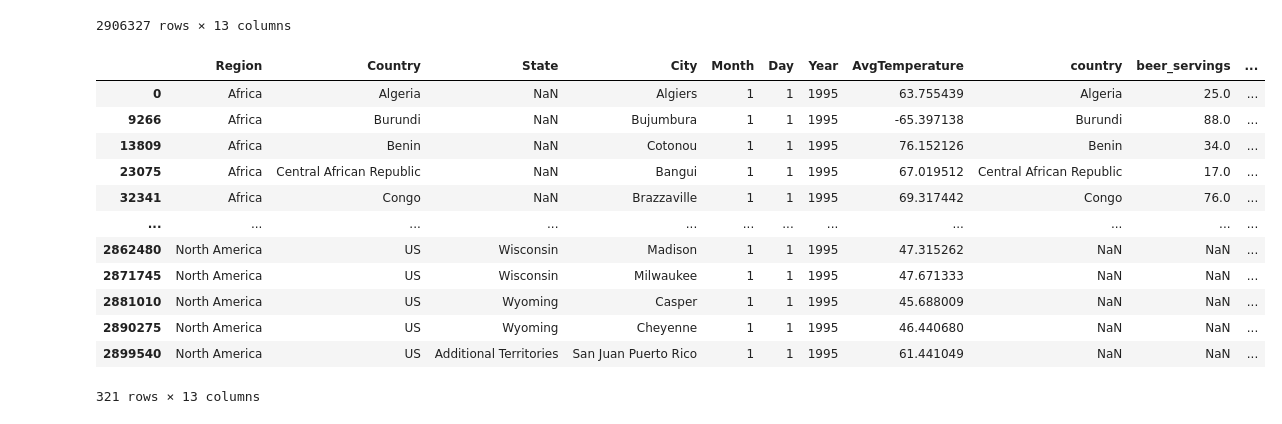
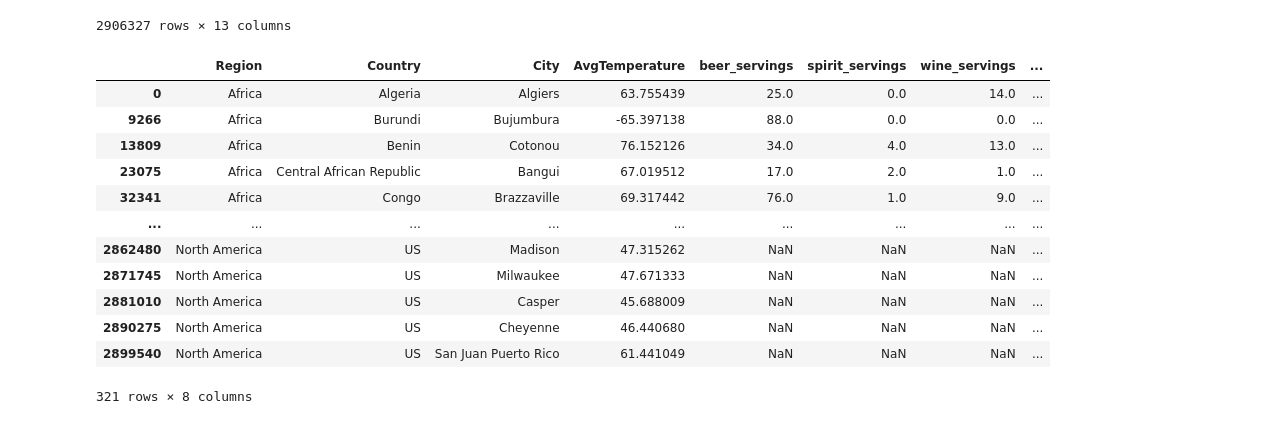
Before and after one commit to Kkilianek/ZMWD-projekt-2, a Jupyter notebook: projekt.ipynb, the cells around one changed output. Drawn from its saved outputs; the diff is of its cells as text; code cells hidden in the pictures.

```diff
--- a/projekt.ipynb
+++ b/projekt.ipynb
@@ -180,6 +129,8 @@ selected_countries
 # %%
 # Zrób merge df z cities, tak by w jednym dataframe były dane o krajach i miastach
 cities_df_merged = cities.merge(df, left_on='Country', right_on='country', how='left')
+# Popraw Montvideo na Montevideo
+cities_df_merged.loc[cities_df_merged['City'] == 'Montvideo', 'City'] = 'Montevideo'
 cities_df_merged
 # %% [output]
 |  | Region | Country | State | City | Month | Day | Year | AvgTemperature | country | beer_servings | ... |
@@ -198,24 +149,30 @@ cities_df_merged
 # %%
 # Dla każdego kraju wybierz miasto, które ma najcieplejszą lub najzimniejszą średnią temperaturę ze względu na wylosowane wcześniej random_bool
 # Każdy kraj powinien być reprezentowany przez jedno miasto
 # Żeby to zrobić najpierw trzeba policzyć średnią roczną temperaturę dla każdego miasta
 # Następnie dla każdego kraju wybrać miasto, które ma najcieplejszą lub najzimniejszą średnią temperaturę
 # W tym celu można użyć funkcji groupby i funkcji agregujących
-cities_df_merged['AvgTemperature'] = cities_df_merged.groupby(['Country', 'City'])['AvgTemperature'].transform('mean')
+cities_df_merged['AvgTemperature'] = cities_df_merged.groupby(['Country', 'City'])[
+    'AvgTemperature'].transform('mean')
 # Pozostawienie tylko unikalnych wartości
 cities_df_merged = cities_df_merged.drop_duplicates(subset=['City'])
+del cities_df_merged['country']
+del cities_df_merged['State']
+del cities_df_merged['Month']
+del cities_df_merged['Day']
+del cities_df_merged['Year']
 cities_df_merged
 # %% [output]
-|  | Region | Country | State | City | Month | Day | Year | AvgTemperature | country | beer_servings | ... |
-| 0 | Africa | Algeria | NaN | Algiers | 1 | 1 | 1995 | 63.755439 | Algeria | 25.0 | ... |
-| 9266 | Africa | Burundi | NaN | Bujumbura | 1 | 1 | 1995 | -65.397138 | Burundi | 88.0 | ... |
-| 13809 | Africa | Benin | NaN | Cotonou | 1 | 1 | 1995 | 76.152126 | Benin | 34.0 | ... |
-| 23075 | Africa | Central African Republic | NaN | Bangui | 1 | 1 | 1995 | 67.019512 | Central African Republic | 17.0 | ... |
-| 32341 | Africa | Congo | NaN | Brazzaville | 1 | 1 | 1995 | 69.317442 | Congo | 76.0 | ... |
-| ... | ... | ... | ... | ... | ... | ... | ... | ... | ... | ... | ... |
-| 2862480 | North America | US | Wisconsin | Madison | 1 | 1 | 1995 | 47.315262 | NaN | NaN | ... |
-| 2871745 | North America | US | Wisconsin | Milwaukee | 1 | 1 | 1995 | 47.671333 | NaN | NaN | ... |
-| 2881010 | North America | US | Wyoming | Casper | 1 | 1 | 1995 | 45.688009 | NaN | NaN | ... |
-| 2890275 | North America | US | Wyoming | Cheyenne | 1 | 1 | 1995 | 46.440680 | NaN | NaN | ... |
-| 2899540 | North America | US | Additional Territories | San Juan Puerto Rico | 1 | 1 | 1995 | 61.441049 | NaN | NaN | ... |
+|  | Region | Country | City | AvgTemperature | beer_servings | spirit_servings | wine_servings | ... |
+| 0 | Africa | Algeria | Algiers | 63.755439 | 25.0 | 0.0 | 14.0 | ... |
+| 9266 | Africa | Burundi | Bujumbura | -65.397138 | 88.0 | 0.0 | 0.0 | ... |
+| 13809 | Africa | Benin | Cotonou | 76.152126 | 34.0 | 4.0 | 13.0 | ... |
+| 23075 | Africa | Central African Republic | Bangui | 67.019512 | 17.0 | 2.0 | 1.0 | ... |
+| 32341 | Africa | Congo | Brazzaville | 69.317442 | 76.0 | 1.0 | 9.0 | ... |
+| ... | ... | ... | ... | ... | ... | ... | ... | ... |
+| 2862480 | North America | US | Madison | 47.315262 | NaN | NaN | NaN | ... |
+| 2871745 | North America | US | Milwaukee | 47.671333 | NaN | NaN | NaN | ... |
+| 2881010 | North America | US | Casper | 45.688009 | NaN | NaN | NaN | ... |
+| 2890275 | North America | US | Cheyenne | 46.440680 | NaN | NaN | NaN | ... |
+| 2899540 | North America | US | San Juan Puerto Rico | 61.441049 | NaN | NaN | NaN | ... |
-321 rows × 13 columns
+321 rows × 8 columns
```
Also changed, not shown: parts of 20 cells of this notebook, 2 other files.
